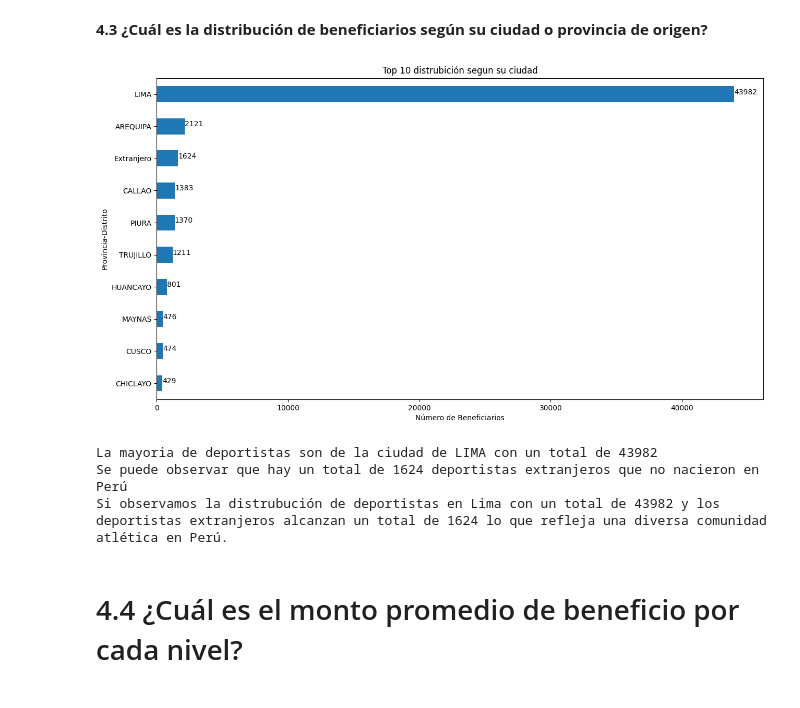
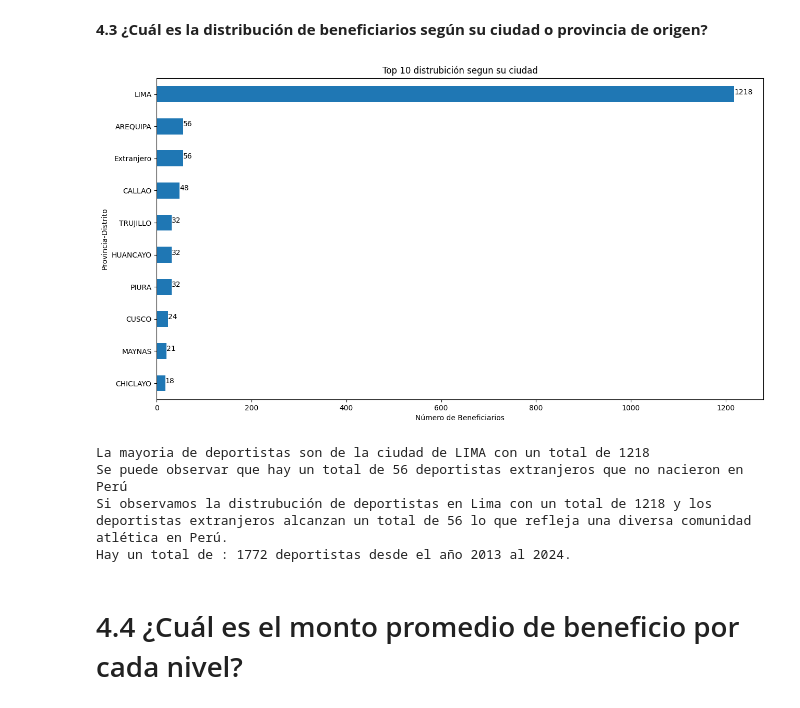
Before and after one commit to FrankRomeroT/Instituto-Peruano-del-Deporte, a Jupyter notebook: Analisis.ipynb, the cells around one changed output. Saved outputs shown, nothing was run; the diff lists cells and outputs as text; code cells hidden in the pictures.

```diff
--- a/Analisis.ipynb
+++ b/Analisis.ipynb
@@ -317,38 +317,42 @@ Se a gastado desde el año 2013 al 2024 un total de S/ 84016547.4 millones
 # %% [markdown]
 **4.3 ¿Cuál es la distribución de beneficiarios según su ciudad o provincia de origen?**
 # %%
-provincia_distrito_beneficios = df2.groupby('Provincia')['Distrito'].size().sort_values(ascending=False).head(10)
+provincia_distrito_beneficios = df2.groupby(['Provincia'])['Nombre'].nunique().sort_values(ascending=False).head(10)
 # Creamos la figura para el gráfico.
 plt.figure(figsize=(15, 8))
 
 personas = plt.barh
 
 # Generamos el gráfico de barras horizontales.
 provincia_distrito_beneficios.plot(kind='barh')
 
 # Añadimos los títulos y etiquetas.
 plt.title('Top 10 distrubición segun su ciudad')
 plt.xlabel('Número de Beneficiarios')
 plt.ylabel('Provincia-Distrito')
 
 for index, value in enumerate(provincia_distrito_beneficios):
     plt.text(value,index, str(value))
 
 # Invertimos el eje y para que las barras se muestren en orden descendente.
 plt.gca().invert_yaxis()
 
 # Mostramos el gráfico.
 plt.show()
 # %% [output]
-[figure, old version]
+[figure, new version]
 # %%
 print("La mayoria de deportistas son de la ciudad de", provincia_distrito_beneficios.idxmax(),"con un total de", provincia_distrito_beneficios.max())
 print("Se puede observar que hay un total de",provincia_distrito_beneficios['Extranjero'], "deportistas extranjeros que no nacieron en Perú")
 print("Si observamos la distrubución de deportistas en Lima con un total de",provincia_distrito_beneficios.max(),"y los deportistas extranjeros alcanzan un total de",provincia_distrito_beneficios['Extranjero'],"lo que refleja una diversa comunidad atlética en Perú.")
+df2_filtrado = df2[df2['Año'].between(2013, 2024)]
+provincia_distrito_beneficios_total = df2_filtrado.groupby(['Provincia', 'Distrito'])['Nombre'].nunique()
+print("Hay un total de :", provincia_distrito_beneficios_total.sum(), "deportistas desde el año 2013 al 2024.")
 # %% [output]
-La mayoria de deportistas son de la ciudad de LIMA con un total de 43982
-Se puede observar que hay un total de 1624 deportistas extranjeros que no nacieron en Perú
-Si observamos la distrubución de deportistas en Lima con un total de 43982 y los deportistas extranjeros alcanzan un total de 1624 lo que refleja una diversa comunidad atlética en Perú.
+La mayoria de deportistas son de la ciudad de LIMA con un total de 1218
+Se puede observar que hay un total de 56 deportistas extranjeros que no nacieron en Perú
+Si observamos la distrubución de deportistas en Lima con un total de 1218 y los deportistas extranjeros alcanzan un total de 56 lo que refleja una diversa comunidad atlética en Perú.
+Hay un total de : 1772 deportistas desde el año 2013 al 2024.
 # %% [markdown]
 # 4.4 ¿Cuál es el monto promedio de beneficio por cada nivel?
 # %% [markdown]
```
Also changed, not shown: parts of 1 cell of this notebook.
